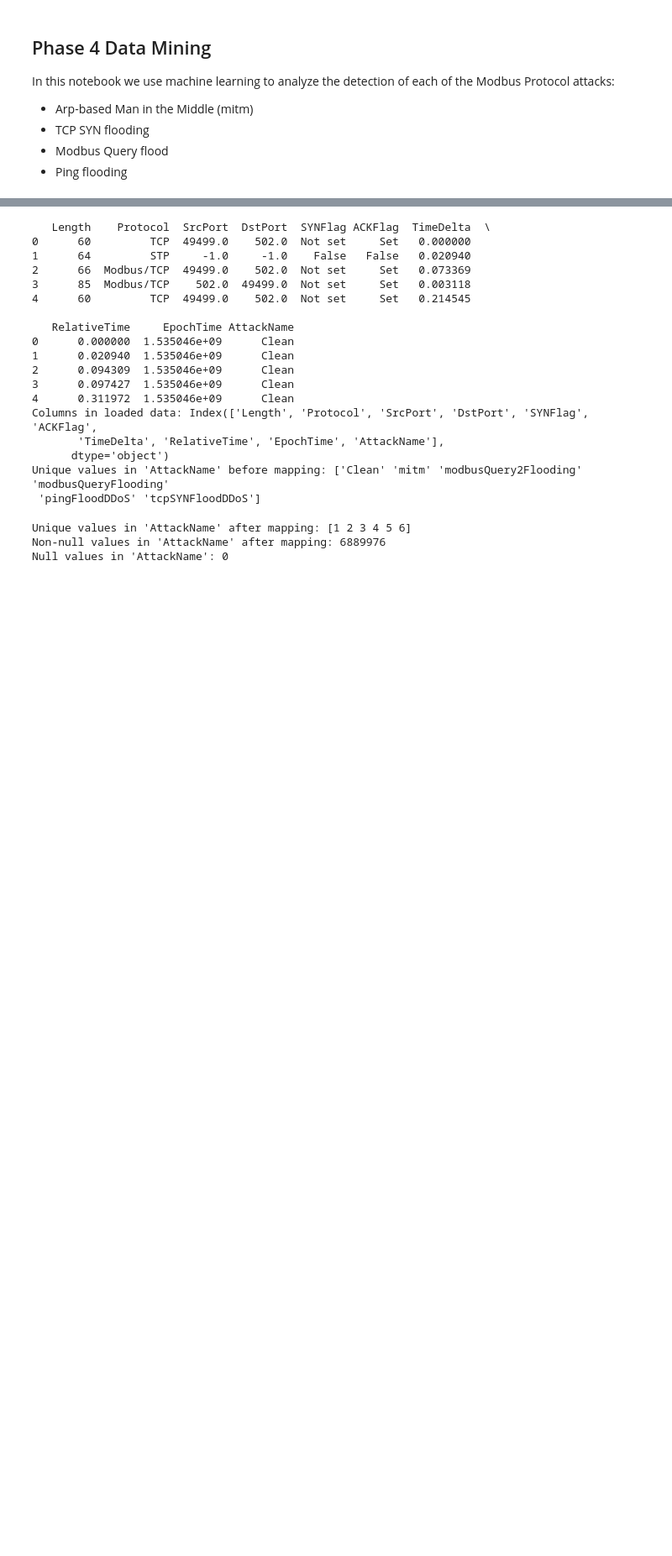
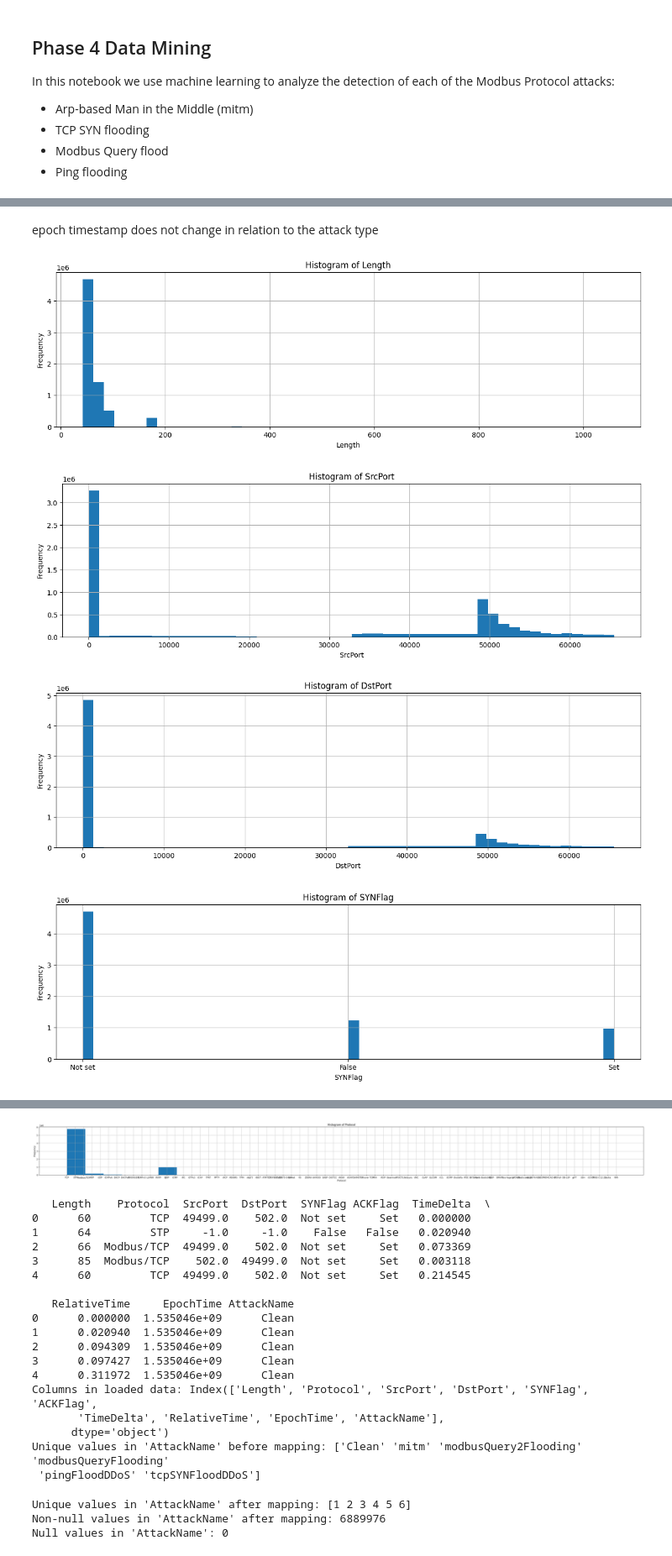
Before and after one commit to Amani-blip/Modbus-Protocol-Attacks, a Jupyter notebook: phase4-4.ipynb, the cells around one changed output, grey strips where cells are left out. Shown at 84% size. Saved outputs shown, nothing was run; the diff lists cells and outputs as text; code cells hidden in the pictures; blank space fills up the shorter version.

```diff
--- a/phase4-4.ipynb
+++ b/phase4-4.ipynb
@@ -35,0 +59,26 @@ data = data[relevant_features]
+# %% [markdown]
+epoch timestamp does not change in relation to the attack type
+# %%
+# For each column in the DataFrame
+for column in data.columns:
+    # Create a histogram
+    if column == "Protocol":
+        continue
+    plt.figure(figsize=(15, 4))
+    data[column].hist(bins=50)
+    plt.title(f"Histogram of {column}")
+    plt.xlabel(column)
+    plt.ylabel("Frequency")
+    plt.show()
+
+plt.figure(figsize=(50, 4))
+data['Protocol'].hist(bins=30)
+plt.title(f"Histogram of Protocol")
+plt.xlabel('Protocol')
+plt.ylabel("Frequency")
+plt.show()
+# %% [output]
+[figure, added]
+[figure, added]
+[figure, added]
+[figure, added]
@@ -36 +90,2 @@ data = data[relevant_features]
+[figure, added]
 # %%
```
Also changed, not shown: parts of 7 cells of this notebook.
